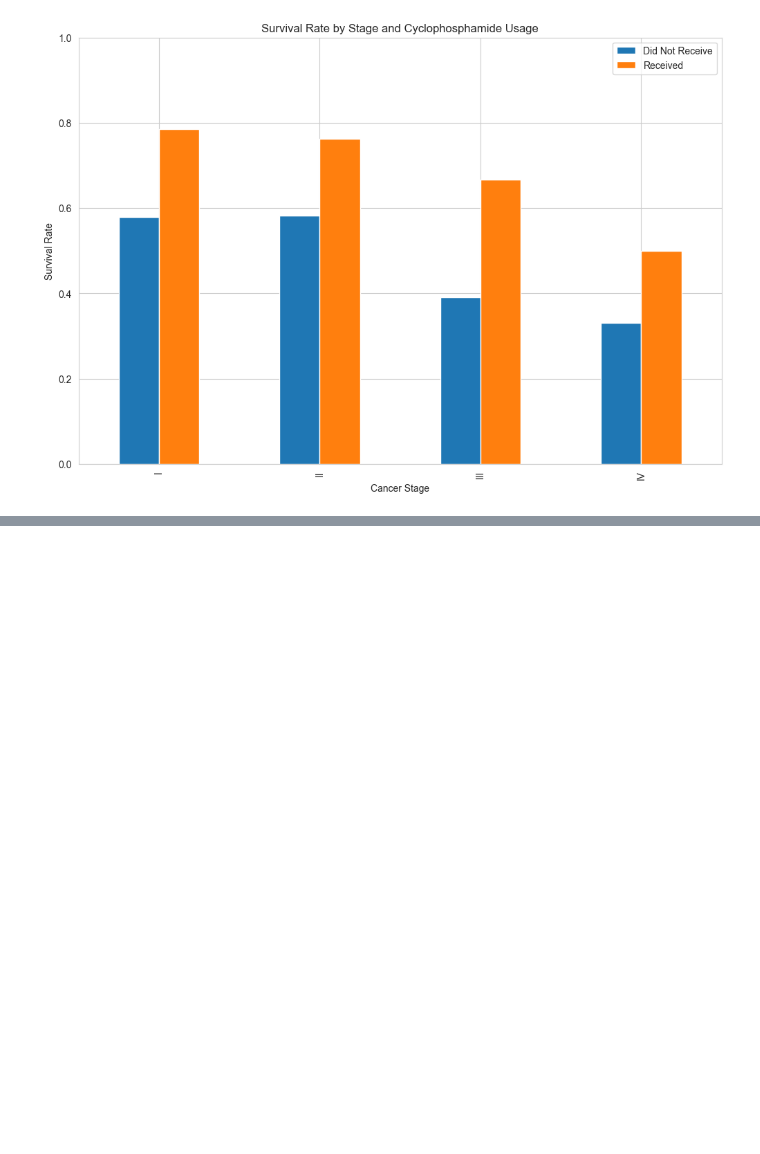
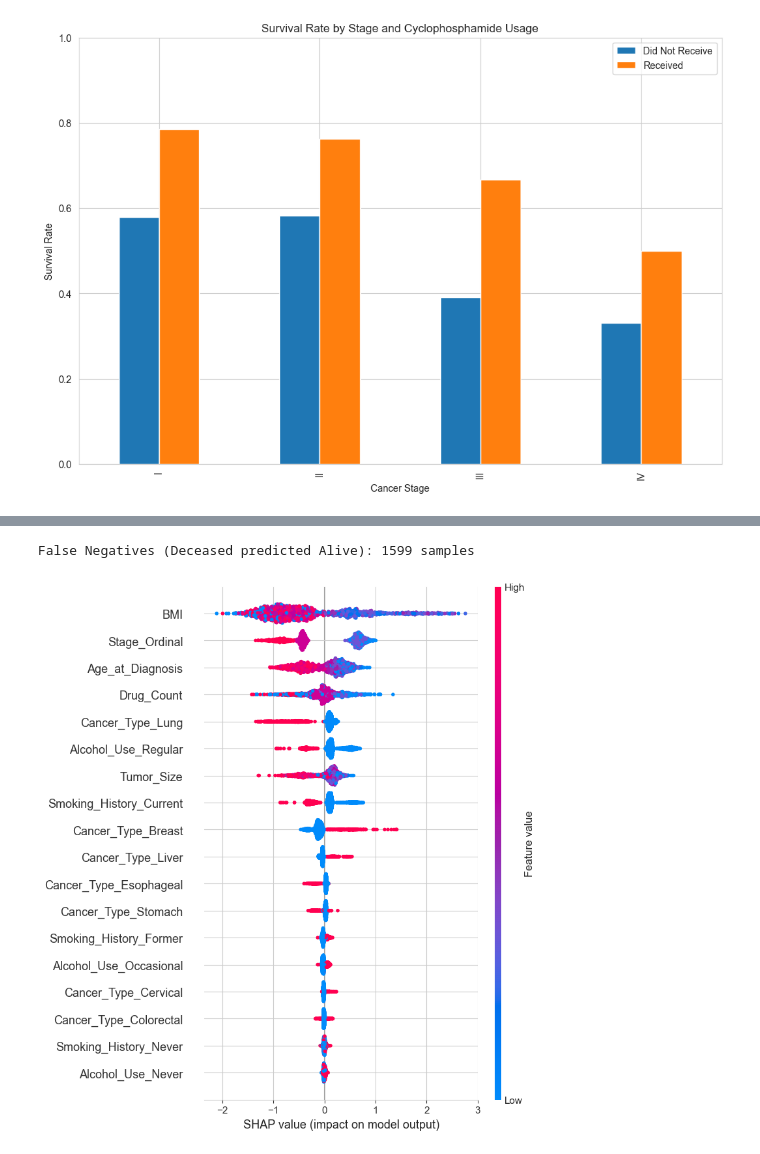
Before and after one commit to Mehrnaz4Hosseini/DataScience, a Jupyter notebook: CA3/Q1/classification.ipynb, the cells around one changed output, grey strips where cells are left out. Saved outputs shown, nothing was run; the diff lists cells and outputs as text; code cells hidden in the pictures; blank space fills up the shorter version.

Commit message:
add new models

```diff
--- a/CA3/Q1/classification.ipynb
+++ b/CA3/Q1/classification.ipynb
@@ -502,6 +524,6 @@ Index(['id', 'Birth_Date', 'Weight', 'Height', 'Urban_Rural', 'Occupation',
 # %%
 # Get all drug and symptom columns
-all_drug_columns = [col for col in df.columns if col.startswith('Drug_')]
+all_drug_columns = [col for col in df.columns if col.startswith('Drug_') and col != 'Drug_Count']
 all_symptom_columns = [col for col in df.columns if col.startswith('Symptom_')]
 
 # Define feature columns
@@ -513,7 +535,7 @@ useful_features = [
     'Cancer_Type', 'Stage_Ordinal', 'Tumor_Size', 'Recurrence_Status',
 
     # Treatment related
-    'Had_Surgery', 'Surgery_Delay', 'Had_Chemotherapy', 'Radiation_Sessions',
+    'Had_Surgery', 'Had_Chemotherapy', 'Radiation_Sessions',
     'Immunotherapy', 'Targeted_Therapy', 'Drug_Count',
 
     # All drugs and symptoms
@@ -526,6 +548,8 @@ useful_features = [
     # Temporal
     'Diagnosis_Year'
 ]
+
+df = df.dropna(subset=['Age_at_Diagnosis'])
 
 # Separate features and target
 X = df[useful_features]
@@ -540,12 +564,15 @@ categorical_features = [
 
 numerical_features = [
     'Age_at_Diagnosis', 'BMI', 'Stage_Ordinal', 'Tumor_Size',
-    'Surgery_Delay', 'Radiation_Sessions', 'Drug_Count',
+    'Radiation_Sessions', 'Drug_Count',
     'Diagnosis_Year'
 ]
 
 # Binary features (drugs and symptoms)
 binary_features = all_drug_columns + all_symptom_columns
+binary_features = [col for col in binary_features
+                  if not col == 'Drug_Count' and
+                  (col.startswith('Drug_') or col.startswith('Symptom_'))]
 
 # Preprocessing pipeline
 preprocessor = ColumnTransformer(
@@ -553,4 +580,9 @@ preprocessor = ColumnTransformer(
         ('num', StandardScaler(), numerical_features),
         ('cat', OneHotEncoder(handle_unknown='ignore'), categorical_features),
         ('binary', 'passthrough', binary_features)
-    ])
+    ],
+    verbose_feature_names_out=False  # This prevents the prefixes
+)
+# Split into train and validation sets (80-20)
+X_train, X_val, y_train, y_val = train_test_split(
+    X, y, test_size=0.2, random_state=42, stratify=y)
@@ -647,0 +1624,44 @@ NameError: name 'train_test_split' is not defined
+# %%
+import shap
+
+# Train final model on full training set
+final_pipeline = imbPipeline([
+    ('preprocessor', preprocessor),
+    ('smote', SMOTE(random_state=42)),
+    ('feature_selection', SelectFromModel(CatBoostClassifier(verbose=0, random_state=42))),
+    ('model', CatBoostClassifier(
+        random_state=42, auto_class_weights='Balanced', verbose=0, depth=6, l2_leaf_reg=3))
+])
+final_pipeline.fit(X_train, y_train)
+
+# Get predictions on validation set
+y_val_proba = final_pipeline.predict_proba(X_val)[:, 1]
+threshold = find_optimal_threshold(y_val, y_val_proba)
+y_val_pred = (y_val_proba > threshold).astype(int)
+
+# Identify misclassified deceased samples (False Negatives: actual 0, predicted 1)
+fn_mask = (y_val == 0) & (y_val_pred == 1)
+X_val_fn = X_val[fn_mask]
+
+print(f"\nFalse Negatives (Deceased predicted Alive): {X_val_fn.shape[0]} samples")
+
+# Transform features for SHAP explanation (only preprocessing part)
+X_val_transformed = preprocessor.transform(X_val)
+X_val_fn_transformed = preprocessor.transform(X_val_fn)
+
+# Fit CatBoost model on transformed features only for SHAP
+catboost_model = CatBoostClassifier(
+    random_state=42, auto_class_weights='Balanced', verbose=0, depth=6, l2_leaf_reg=3)
+catboost_model.fit(preprocessor.transform(X_train), y_train)
+
+# SHAP explainer
+explainer = shap.Explainer(catboost_model)
+shap_values = explainer(X_val_fn_transformed)
+
+# SHAP summary plot for false negatives
+shap.summary_plot(shap_values, features=X_val_fn_transformed,
+                  feature_names=final_pipeline.named_steps['preprocessor'].get_feature_names_out(),
+                  max_display=20)
+# %% [output]
+False Negatives (Deceased predicted Alive): 1599 samples
+[figure, added]
```
Also changed, not shown: parts of 16 cells of this notebook, 1 other file.
